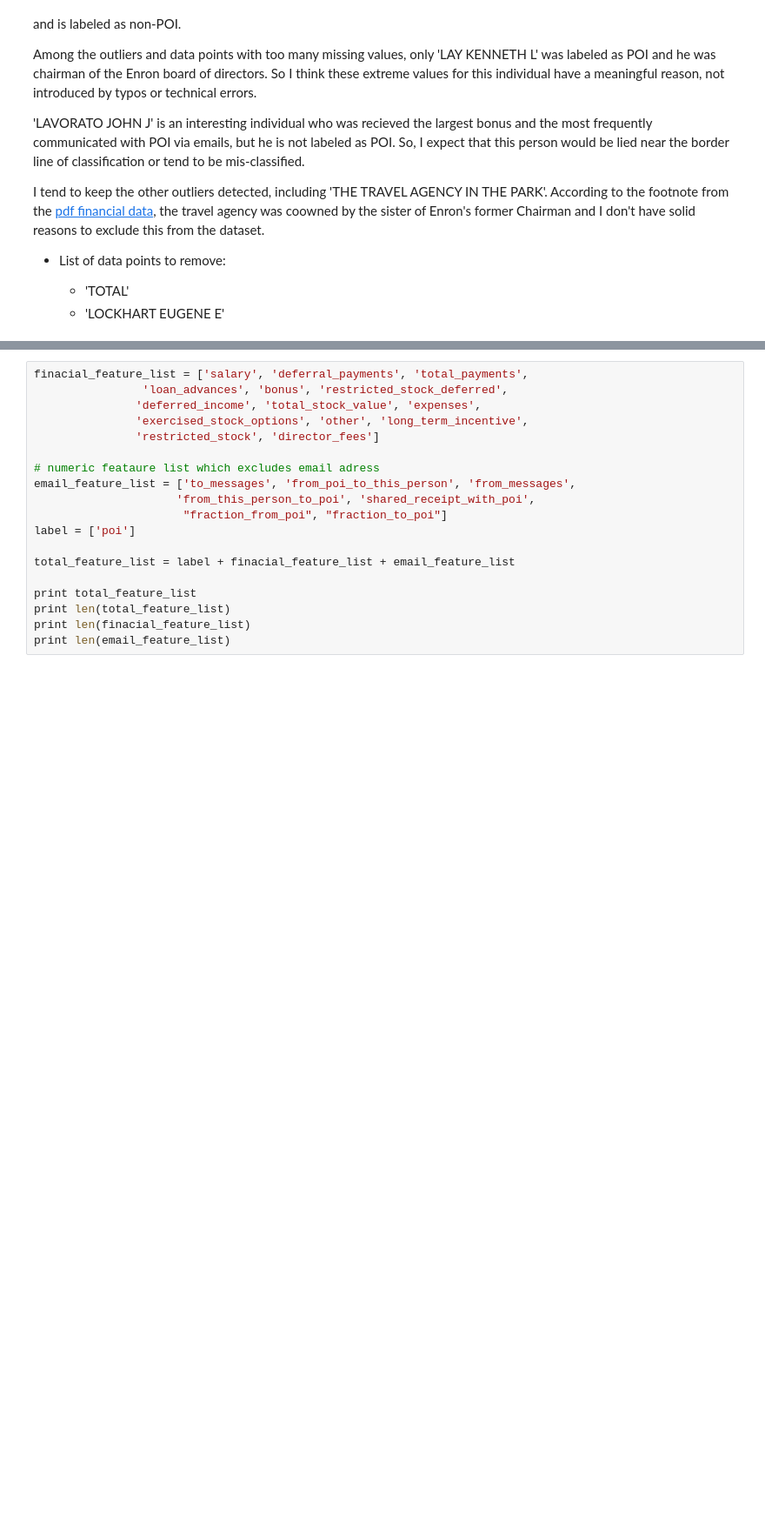
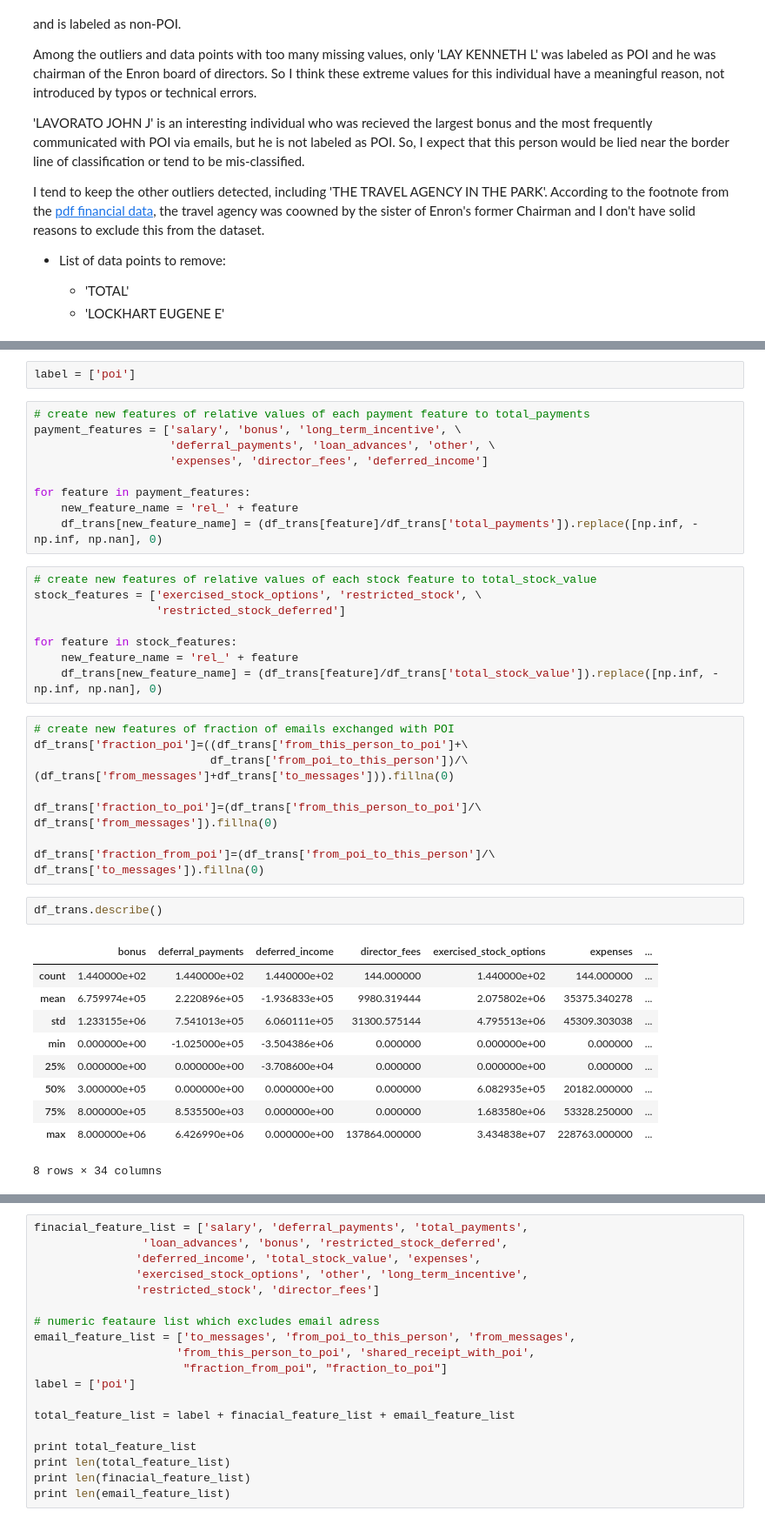
Before and after one commit to judemoon/enron, a Jupyter notebook: enron_project.ipynb, the cells around one changed output, grey strips where cells are left out. Shown at 87% size. Drawn from its saved outputs; the diff is of its cells as text; blank space fills up the shorter version.

```diff
--- a/enron_project.ipynb
+++ b/enron_project.ipynb
@@ -456,0 +511,43 @@ calculate "fraction_to_this_person_from_poi" and "fraction_from_this_person_to_p
+# %%
+label = ['poi']
+# %%
+# create new features of relative values of each payment feature to total_payments
+payment_features = ['salary', 'bonus', 'long_term_incentive', \
+                    'deferral_payments', 'loan_advances', 'other', \
+                    'expenses', 'director_fees', 'deferred_income']
+
+for feature in payment_features:
+    new_feature_name = 'rel_' + feature
+    df_trans[new_feature_name] = (df_trans[feature]/df_trans['total_payments']).replace([np.inf, -np.inf, np.nan], 0)
+# %%
+# create new features of relative values of each stock feature to total_stock_value
+stock_features = ['exercised_stock_options', 'restricted_stock', \
+                  'restricted_stock_deferred']
+
+for feature in stock_features:
+    new_feature_name = 'rel_' + feature
+    df_trans[new_feature_name] = (df_trans[feature]/df_trans['total_stock_value']).replace([np.inf, -np.inf, np.nan], 0)
+# %%
+# create new features of fraction of emails exchanged with POI
+df_trans['fraction_poi']=((df_trans['from_this_person_to_poi']+\
+                          df_trans['from_poi_to_this_person'])/\
+(df_trans['from_messages']+df_trans['to_messages'])).fillna(0)
+
+df_trans['fraction_to_poi']=(df_trans['from_this_person_to_poi']/\
+df_trans['from_messages']).fillna(0)
+
+df_trans['fraction_from_poi']=(df_trans['from_poi_to_this_person']/\
+df_trans['to_messages']).fillna(0)
+# %%
+df_trans.describe()
+# %% [output]
+|  | bonus | deferral_payments | deferred_income | director_fees | exercised_stock_options | expenses | ... |
+| count | 1.440000e+02 | 1.440000e+02 | 1.440000e+02 | 144.000000 | 1.440000e+02 | 144.000000 | ... |
+| mean | 6.759974e+05 | 2.220896e+05 | -1.936833e+05 | 9980.319444 | 2.075802e+06 | 35375.340278 | ... |
+| std | 1.233155e+06 | 7.541013e+05 | 6.060111e+05 | 31300.575144 | 4.795513e+06 | 45309.303038 | ... |
+| min | 0.000000e+00 | -1.025000e+05 | -3.504386e+06 | 0.000000 | 0.000000e+00 | 0.000000 | ... |
+| 25% | 0.000000e+00 | 0.000000e+00 | -3.708600e+04 | 0.000000 | 0.000000e+00 | 0.000000 | ... |
+| 50% | 3.000000e+05 | 0.000000e+00 | 0.000000e+00 | 0.000000 | 6.082935e+05 | 20182.000000 | ... |
+| 75% | 8.000000e+05 | 8.535500e+03 | 0.000000e+00 | 0.000000 | 1.683580e+06 | 53328.250000 | ... |
+| max | 8.000000e+06 | 6.426990e+06 | 0.000000e+00 | 137864.000000 | 3.434838e+07 | 228763.000000 | ... |
+8 rows × 34 columns
```
Also changed, not shown: parts of 48 cells of this notebook.
